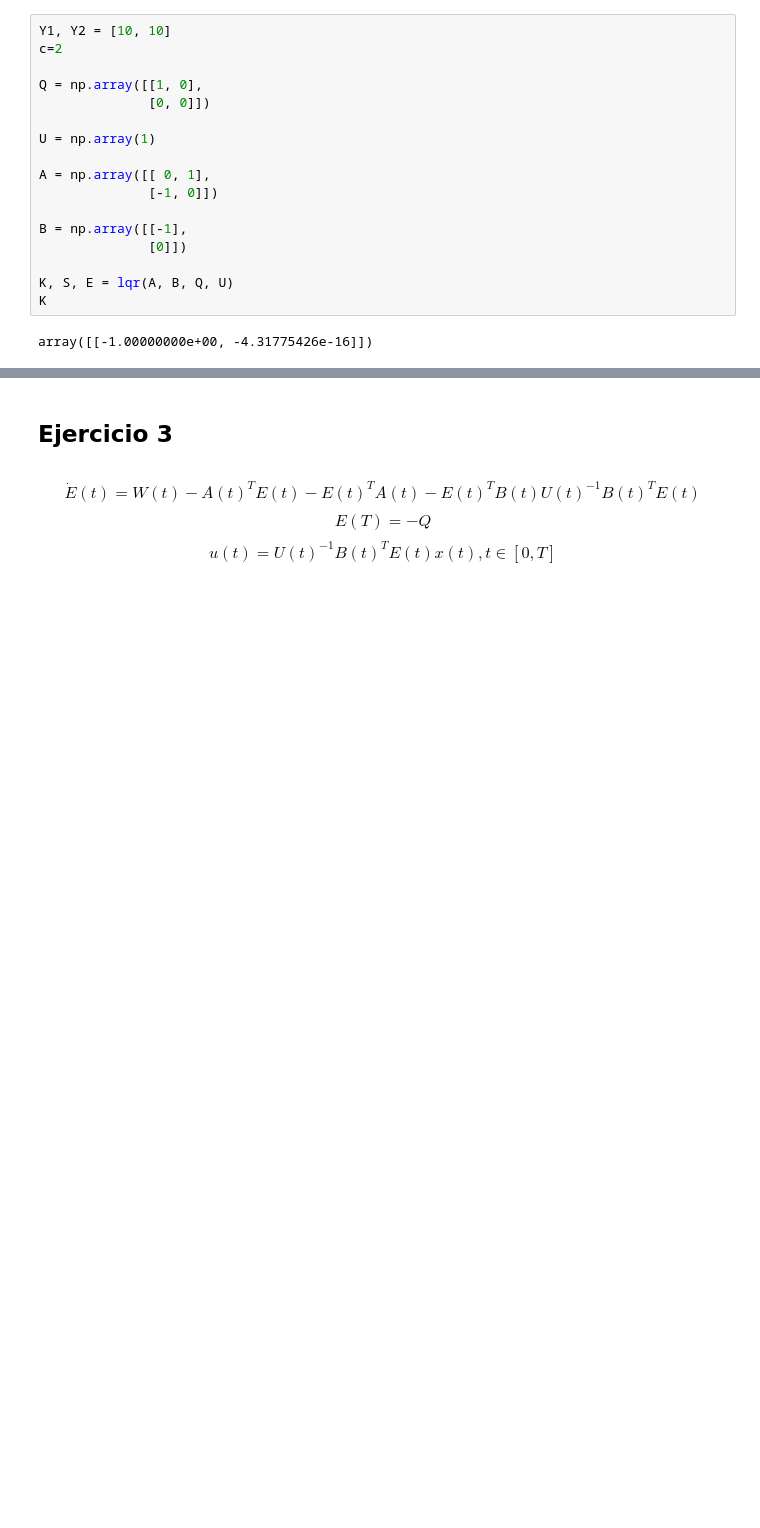
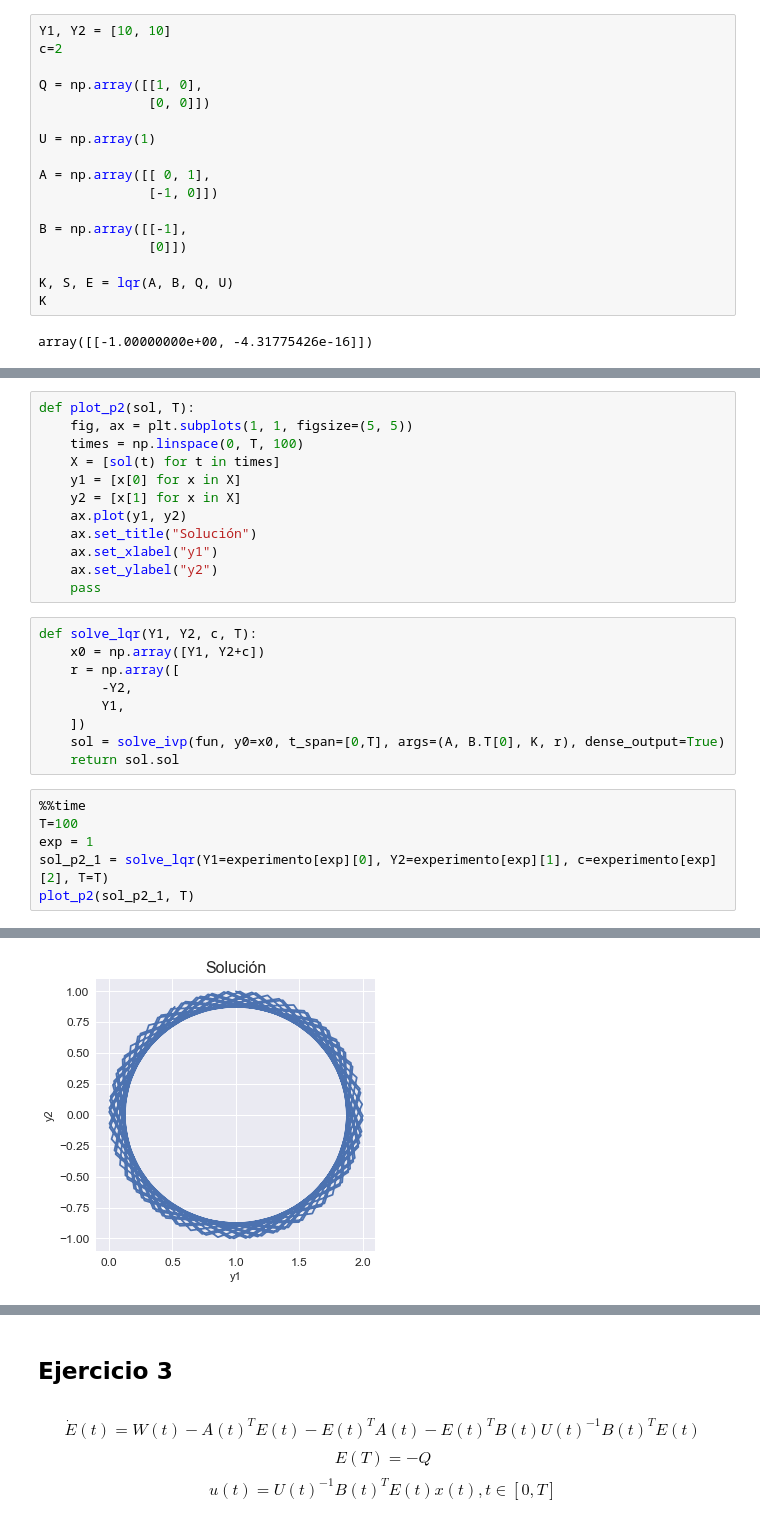
Before and after one commit to furrutiav/MA4703, a Jupyter notebook: lab4/enunciado_lab_4.ipynb, the cells around one changed output, grey strips where cells are left out. Saved outputs shown, nothing was run; the diff lists cells and outputs as text; blank space fills up the shorter version.

```diff
--- a/lab4/enunciado_lab_4.ipynb
+++ b/lab4/enunciado_lab_4.ipynb
@@ -231,0 +236,28 @@ plt.show()
+# %%
+def plot_p2(sol, T):
+    fig, ax = plt.subplots(1, 1, figsize=(5, 5))
+    times = np.linspace(0, T, 100)
+    X = [sol(t) for t in times]
+    y1 = [x[0] for x in X]
+    y2 = [x[1] for x in X]
+    ax.plot(y1, y2)
+    ax.set_title("Solución")
+    ax.set_xlabel("y1")
+    ax.set_ylabel("y2")
+    pass
+# %%
+def solve_lqr(Y1, Y2, c, T):
+    x0 = np.array([Y1, Y2+c])
+    r = np.array([
+        -Y2,
+        Y1,
+    ])
+    sol = solve_ivp(fun, y0=x0, t_span=[0,T], args=(A, B.T[0], K, r), dense_output=True)
+    return sol.sol
+# %%
+%%time
+T=100
+exp = 1
+sol_p2_1 = solve_lqr(Y1=experimento[exp][0], Y2=experimento[exp][1], c=experimento[exp][2], T=T)
+plot_p2(sol_p2_1, T)
+# %% [output]
@@ -231,0 +265 @@ plt.show()
+[figure, added]
```
Also changed, not shown: parts of 14 cells of this notebook, 5 other files.
